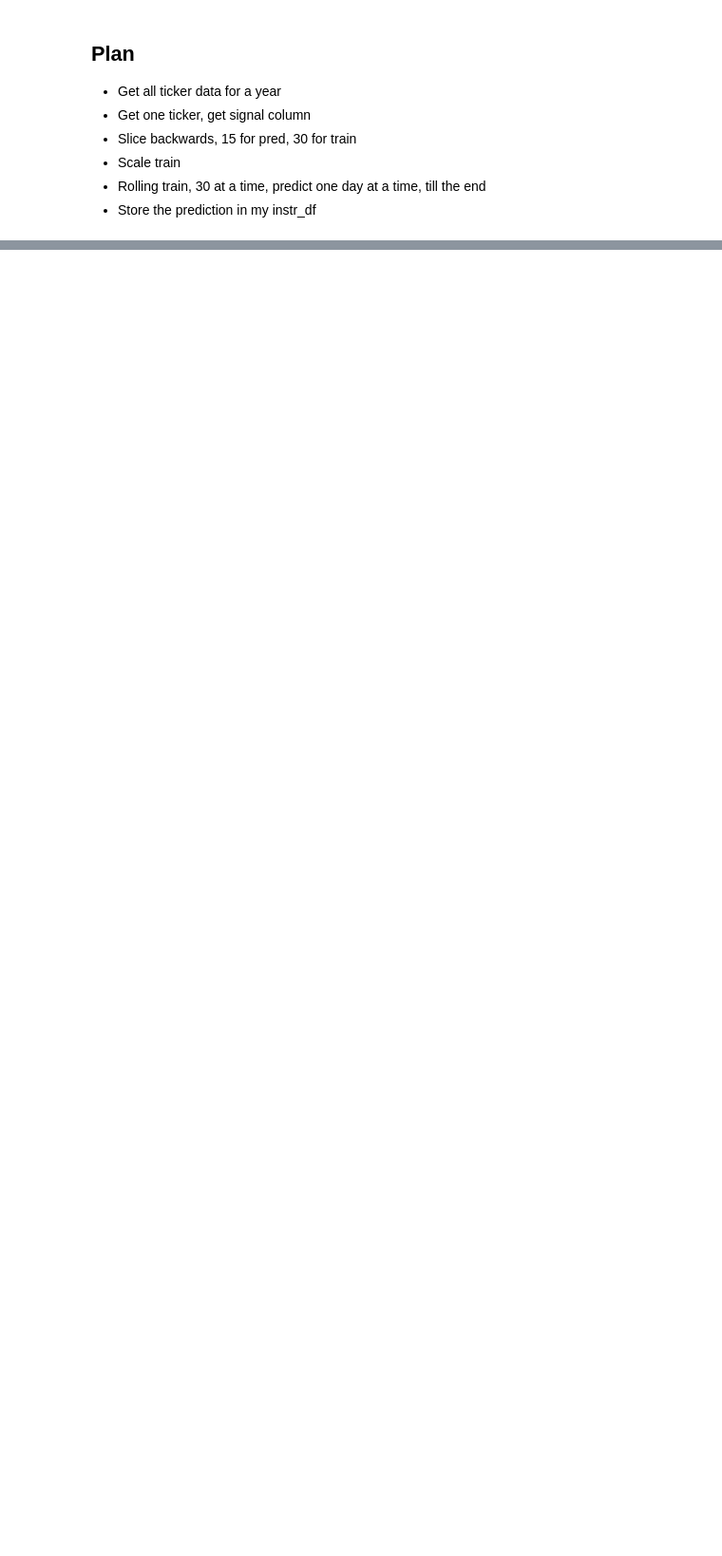
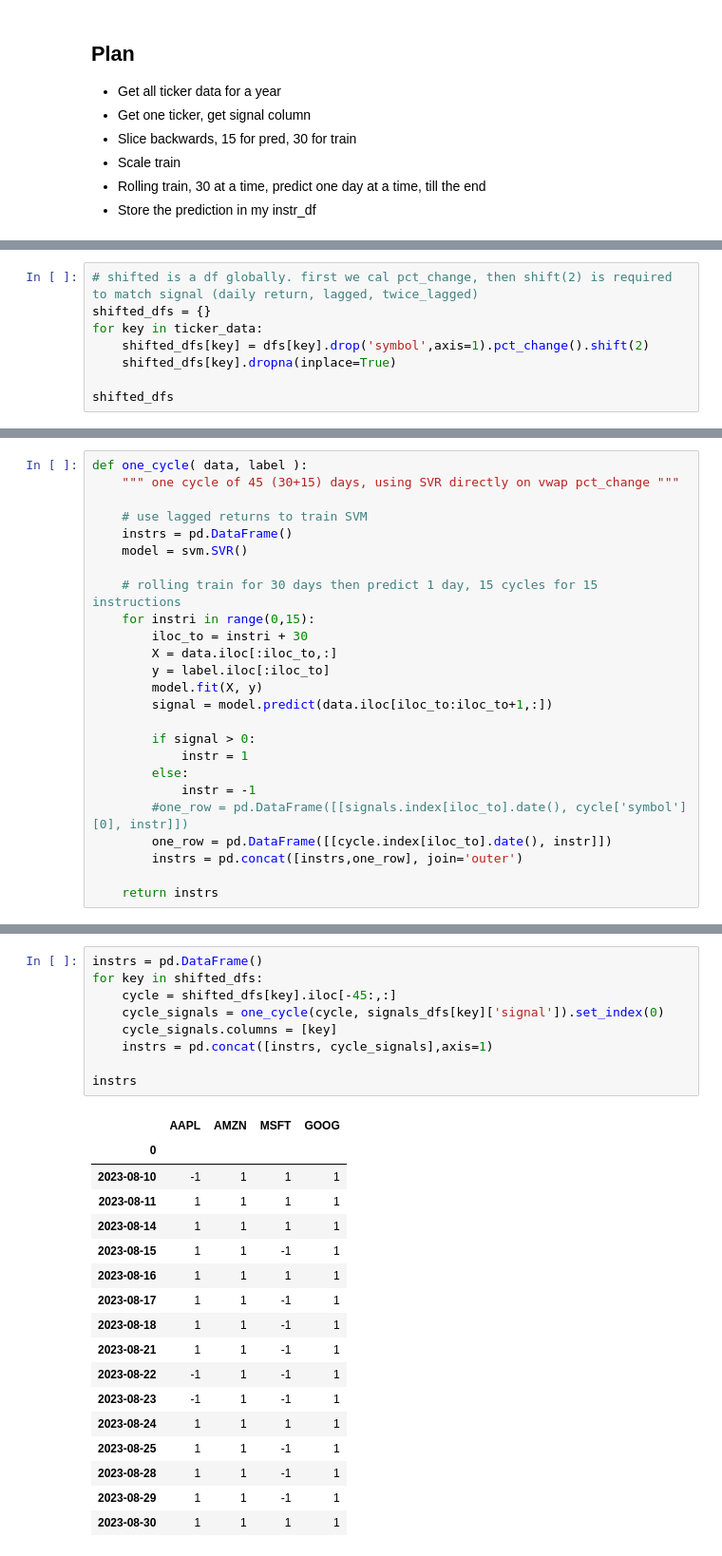
Before and after one commit to KPI68/Algo-TradeLab, a Jupyter notebook: algo-trade.ipynb, the cells around one changed output, grey strips where cells are left out. Shown at 95% size. Saved outputs shown, nothing was run; the diff lists cells and outputs as text; blank space fills up the shorter version.

```diff
--- a/algo-trade.ipynb
+++ b/algo-trade.ipynb
@@ -392,0 +391,8 @@ last15_clustered.hvplot.scatter(x='PCA1', y='PCA2', by='cluster')
+# %%
+# shifted is a df globally. first we cal pct_change, then shift(2) is required to match signal (daily return, lagged, twice_lagged)
+shifted_dfs = {}
+for key in ticker_data:
+    shifted_dfs[key] = dfs[key].drop('symbol',axis=1).pct_change().shift(2)
+    shifted_dfs[key].dropna(inplace=True)
+
+shifted_dfs
@@ -392,0 +401,25 @@ last15_clustered.hvplot.scatter(x='PCA1', y='PCA2', by='cluster')
+# %%
+def one_cycle( data, label ):
+    """ one cycle of 45 (30+15) days, using SVR directly on vwap pct_change """
+
+    # use lagged returns to train SVM
+    instrs = pd.DataFrame()
+    model = svm.SVR()
+
+    # rolling train for 30 days then predict 1 day, 15 cycles for 15 instructions
+    for instri in range(0,15):
+        iloc_to = instri + 30
+        X = data.iloc[:iloc_to,:]
+        y = label.iloc[:iloc_to]
+        model.fit(X, y)
+        signal = model.predict(data.iloc[iloc_to:iloc_to+1,:])
+
+        if signal > 0:
+            instr = 1
+        else:
+            instr = -1
+        #one_row = pd.DataFrame([[signals.index[iloc_to].date(), cycle['symbol'][0], instr]])
+        one_row = pd.DataFrame([[cycle.index[iloc_to].date(), instr]])
+        instrs = pd.concat([instrs,one_row], join='outer')
+
+    return instrs
@@ -392,0 +428,27 @@ last15_clustered.hvplot.scatter(x='PCA1', y='PCA2', by='cluster')
+# %%
+instrs = pd.DataFrame()
+for key in shifted_dfs:
+    cycle = shifted_dfs[key].iloc[-45:,:]
+    cycle_signals = one_cycle(cycle, signals_dfs[key]['signal']).set_index(0)
+    cycle_signals.columns = [key]
+    instrs = pd.concat([instrs, cycle_signals],axis=1)
+
+instrs
+# %% [output]
+|  | AAPL | AMZN | MSFT | GOOG |
+| 0 |  |  |  |  |
+| 2023-08-10 | -1 | 1 | 1 | 1 |
+| 2023-08-11 | 1 | 1 | 1 | 1 |
+| 2023-08-14 | 1 | 1 | 1 | 1 |
+| 2023-08-15 | 1 | 1 | -1 | 1 |
+| 2023-08-16 | 1 | 1 | 1 | 1 |
+| 2023-08-17 | 1 | 1 | -1 | 1 |
+| 2023-08-18 | 1 | 1 | -1 | 1 |
+| 2023-08-21 | 1 | 1 | -1 | 1 |
+| 2023-08-22 | -1 | 1 | -1 | 1 |
+| 2023-08-23 | -1 | 1 | -1 | 1 |
+| 2023-08-24 | 1 | 1 | 1 | 1 |
+| 2023-08-25 | 1 | 1 | -1 | 1 |
+| 2023-08-28 | 1 | 1 | -1 | 1 |
+| 2023-08-29 | 1 | 1 | -1 | 1 |
+| 2023-08-30 | 1 | 1 | 1 | 1 |
```
Also changed, not shown: parts of 73 cells of this notebook.
